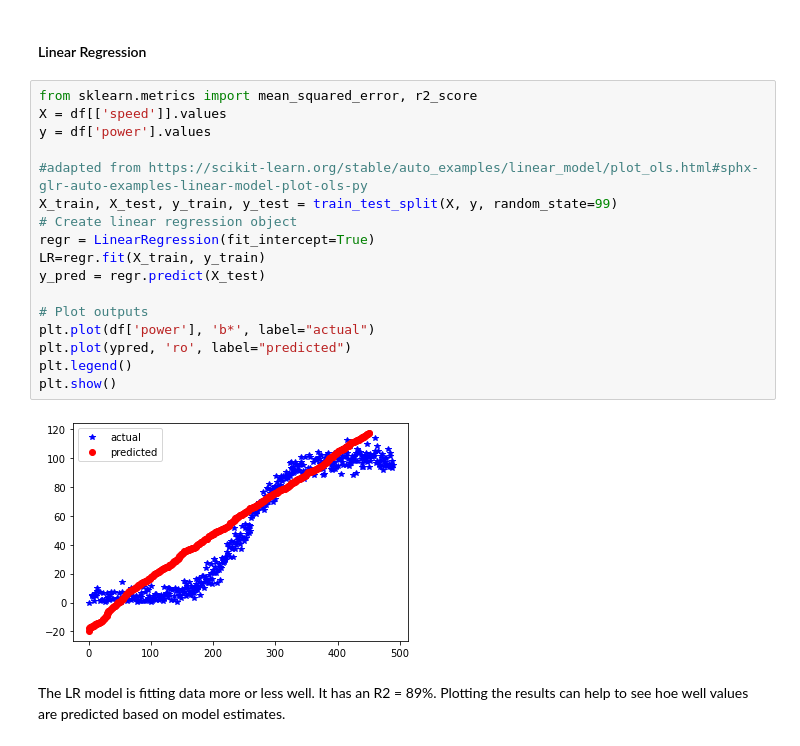
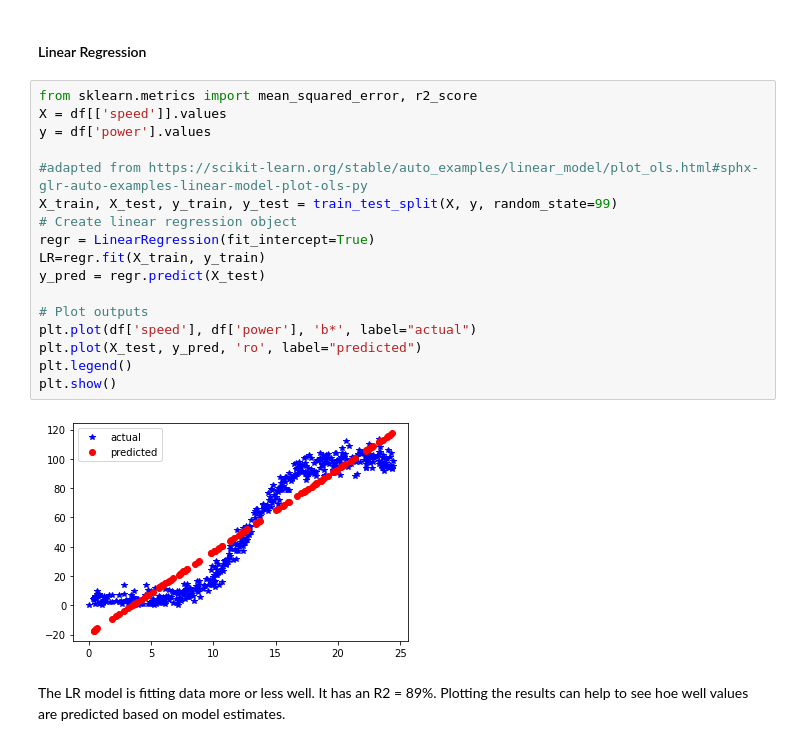
Before and after one commit to Vitalismirnov/ML_Project, a Jupyter notebook: ML_Project.ipynb, the cells around one changed output. Saved outputs shown, nothing was run; the diff lists cells and outputs as text.

```diff
--- a/ML_Project.ipynb
+++ b/ML_Project.ipynb
@@ -80,21 +81,21 @@ There are not that many ML algorythms that deal with continuous data. LR may not
 # %%
 from sklearn.metrics import mean_squared_error, r2_score
 X = df[['speed']].values
 y = df['power'].values
 
 #adapted from https://scikit-learn.org/stable/auto_examples/linear_model/plot_ols.html#sphx-glr-auto-examples-linear-model-plot-ols-py
 X_train, X_test, y_train, y_test = train_test_split(X, y, random_state=99)
 # Create linear regression object
 regr = LinearRegression(fit_intercept=True)
 LR=regr.fit(X_train, y_train)
 y_pred = regr.predict(X_test)
 
 # Plot outputs
-plt.plot(df['power'], 'b*', label="actual")
-plt.plot(ypred, 'ro', label="predicted")
+plt.plot(df['speed'], df['power'], 'b*', label="actual")
+plt.plot(X_test, y_pred, 'ro', label="predicted")
 plt.legend()
 plt.show()
 # %% [output]
-[figure, old version]
+[figure, new version]
 # %% [markdown]
 The LR model is fitting data more or less well. It has an R2 = 89%. Plotting the results can help to see hoe well values are predicted based on model estimates.
```
Also changed, not shown: parts of 11 cells of this notebook.
